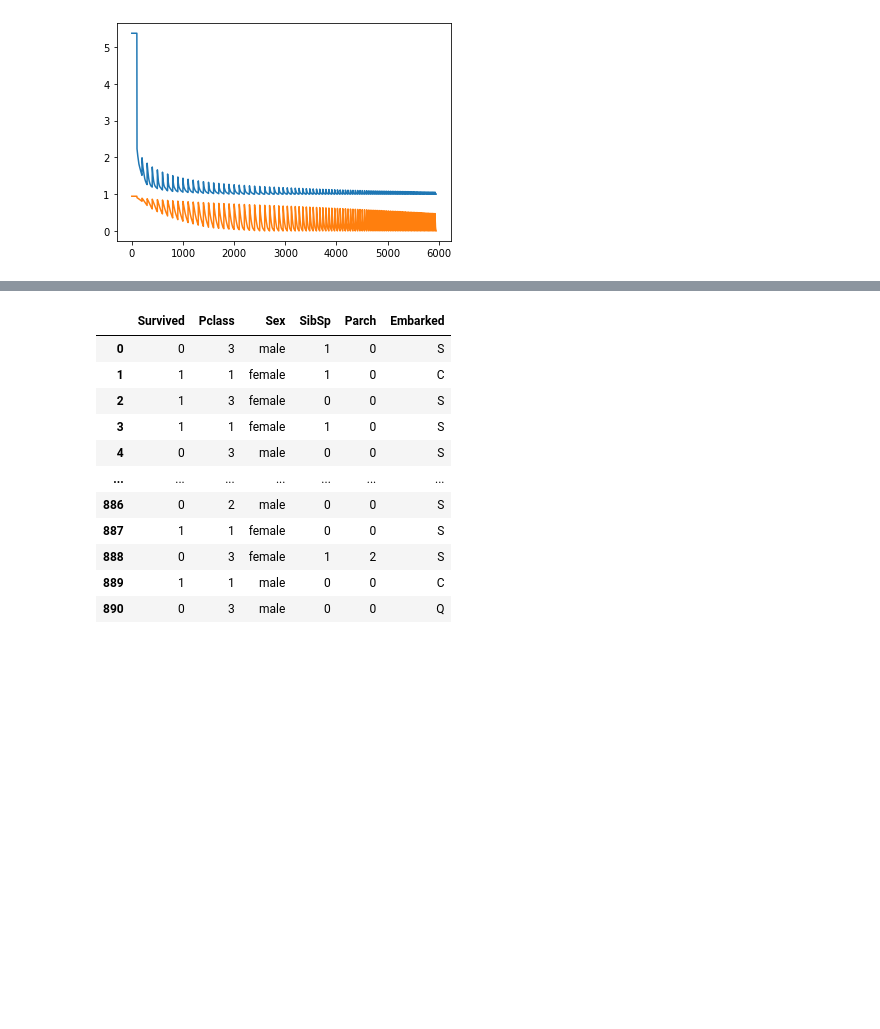
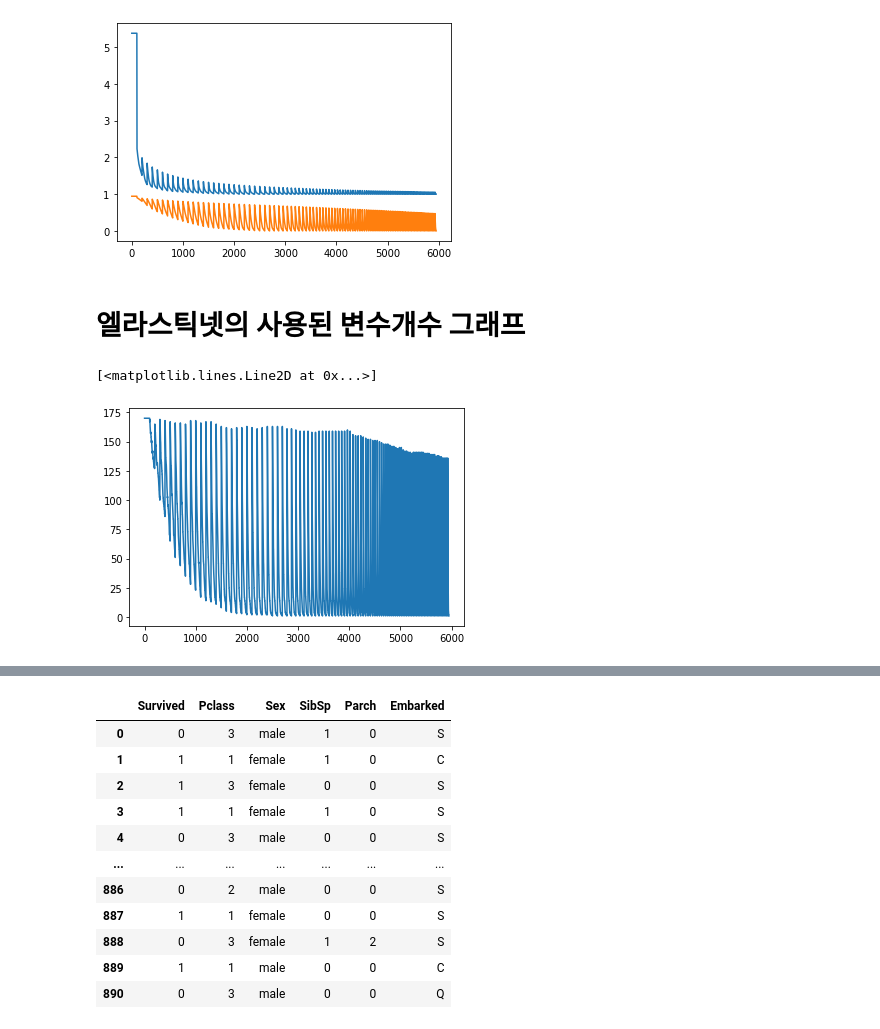
Before and after one commit to Ash-Stat/An-Si-Hyun, a Jupyter notebook: 데마실습과제1주차.ipynb, the cells around one changed output, grey strips where cells are left out. Cells and saved outputs as stored; diff of their text form; code cells hidden in the pictures; blank space fills up the shorter version.

```diff
--- a/데마실습과제1주차.ipynb
+++ b/데마실습과제1주차.ipynb
@@ -643,3 +698,10 @@ plt.plot(ela[['rmse','r2']])
 [<matplotlib.lines.Line2D at 0x...>,
  <matplotlib.lines.Line2D at 0x...>]
 [figure]
+# %% [markdown]
+# 엘라스틱넷의 사용된 변수개수 그래프
+# %%
+plt.plot(ela['number'])
+# %% [output]
+[<matplotlib.lines.Line2D at 0x...>]
+[figure, added]
```
Also changed, not shown: parts of 42 cells of this notebook.
